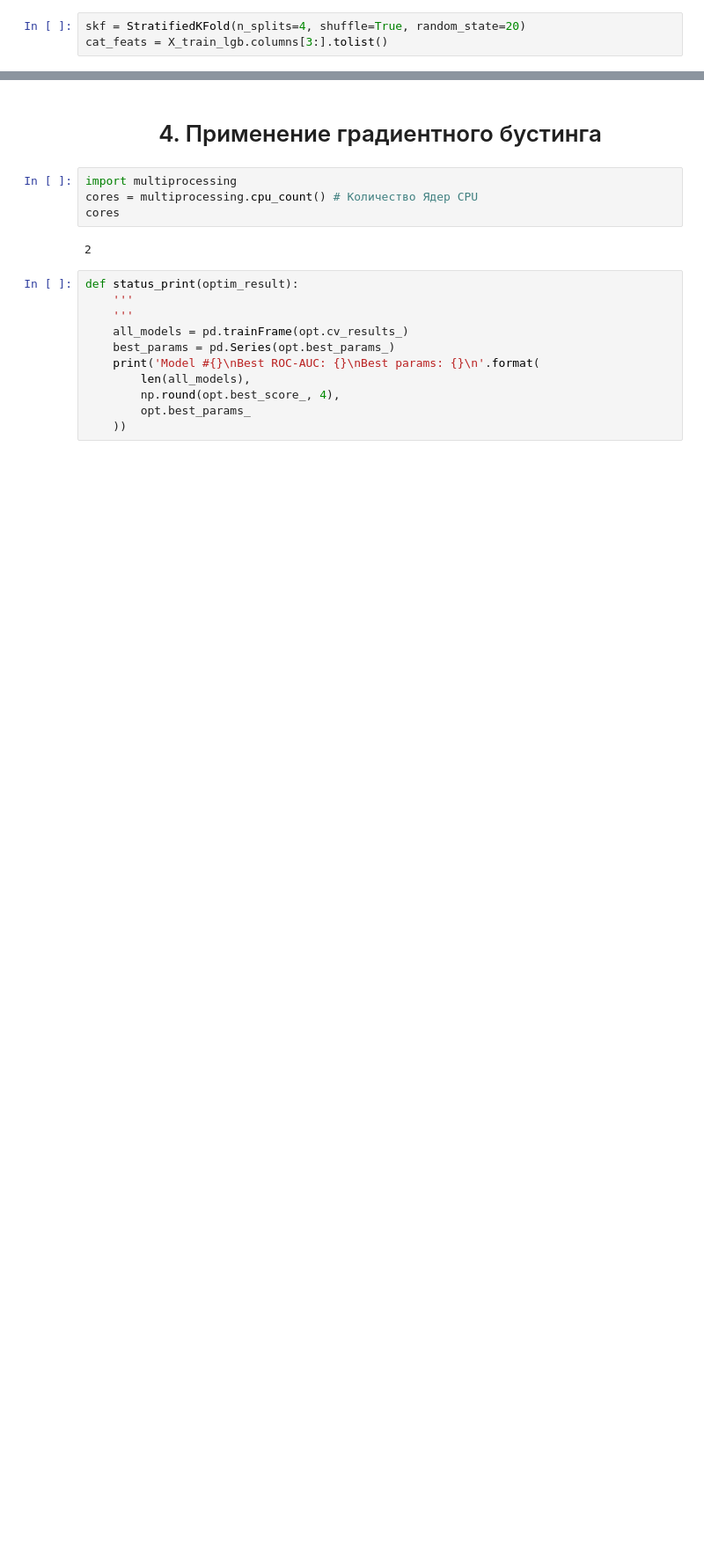
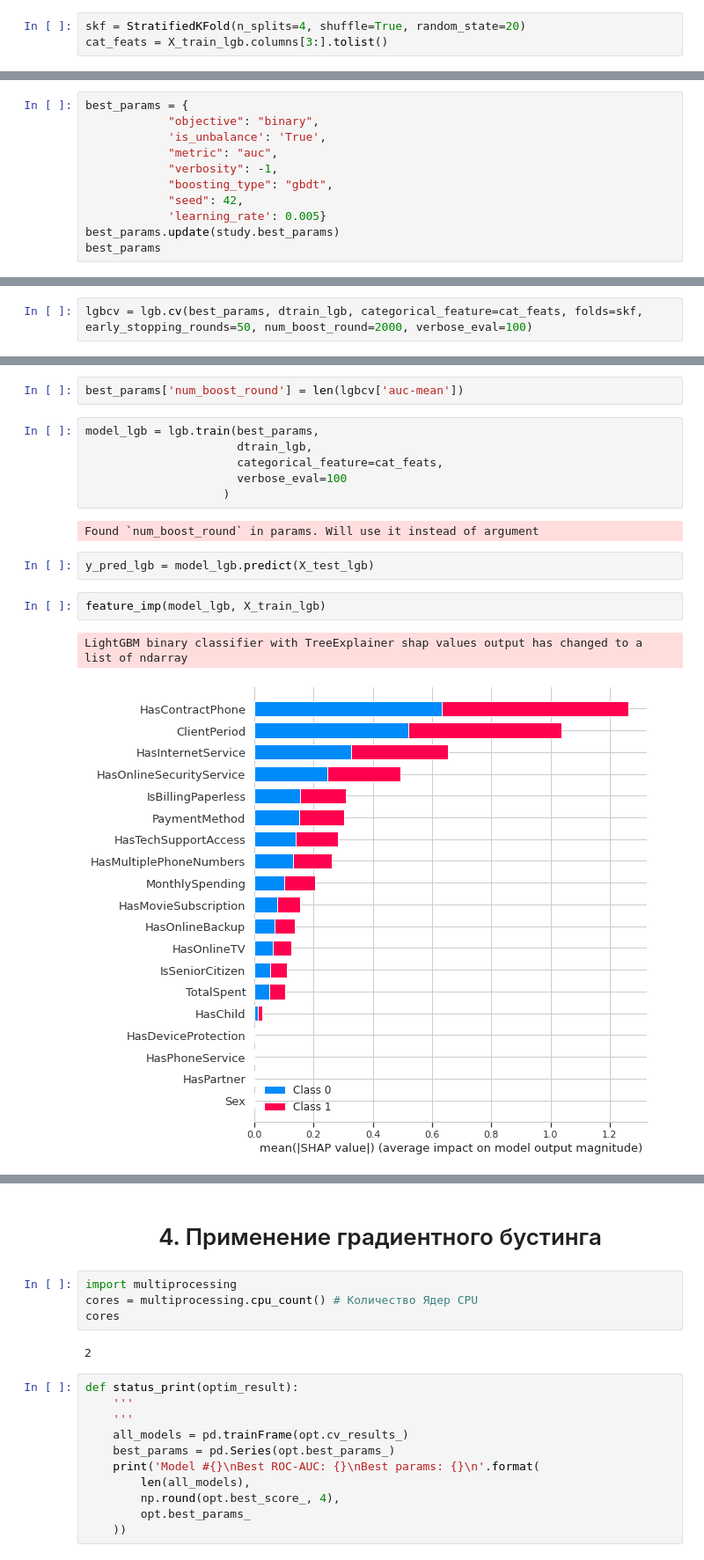
Before and after one commit to EuMentality/competitions, a Jupyter notebook: churn_telecom_prediction/EDA.ipynb, the cells around one changed output, grey strips where cells are left out. Shown at 88% size. Cells and saved outputs as stored; diff of their text form; blank space fills up the shorter version.

```diff
--- a/churn_telecom_prediction/EDA.ipynb
+++ b/churn_telecom_prediction/EDA.ipynb
@@ -631,0 +672,11 @@ AttributeError: ignored
+# %%
+best_params = {
+            "objective": "binary",
+            'is_unbalance': 'True',
+            "metric": "auc",
+            "verbosity": -1,
+            "boosting_type": "gbdt",
+            "seed": 42,
+            'learning_rate': 0.005}
+best_params.update(study.best_params)
+best_params
@@ -631,0 +695,2 @@ AttributeError: ignored
+# %%
+lgbcv = lgb.cv(best_params, dtrain_lgb, categorical_feature=cat_feats, folds=skf, early_stopping_rounds=50, num_boost_round=2000, verbose_eval=100)
@@ -631,0 +699,17 @@ AttributeError: ignored
+# %%
+best_params['num_boost_round'] = len(lgbcv['auc-mean'])
+# %%
+model_lgb = lgb.train(best_params,
+                      dtrain_lgb,
+                      categorical_feature=cat_feats,
+                      verbose_eval=100
+                    )
+# %% [output]
+Found `num_boost_round` in params. Will use it instead of argument
+# %%
+y_pred_lgb = model_lgb.predict(X_test_lgb)
+# %%
+feature_imp(model_lgb, X_train_lgb)
+# %% [output]
+LightGBM binary classifier with TreeExplainer shap values output has changed to a list of ndarray
+[figure, added]
```
Also changed, not shown: parts of 27 cells of this notebook.
